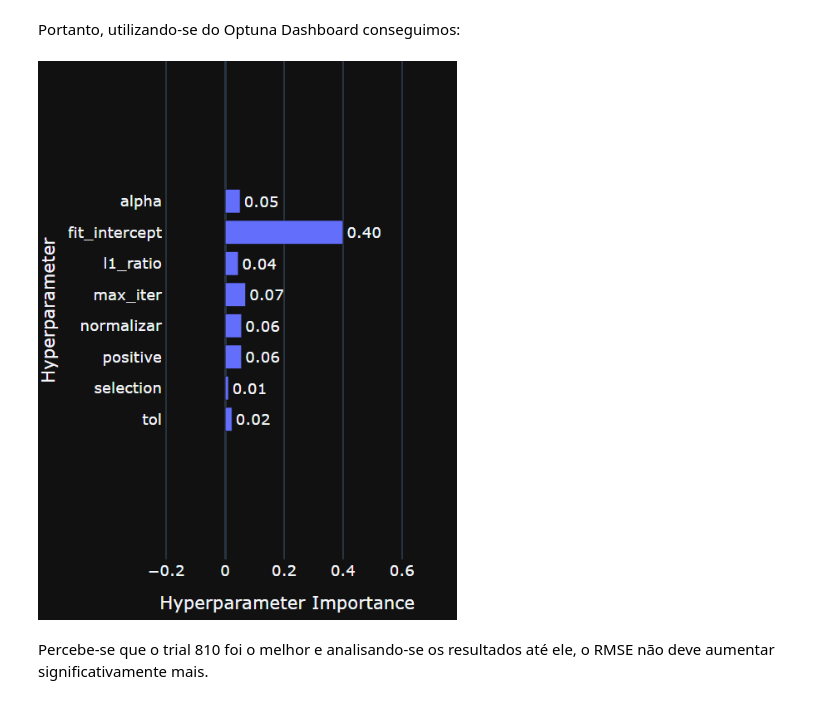
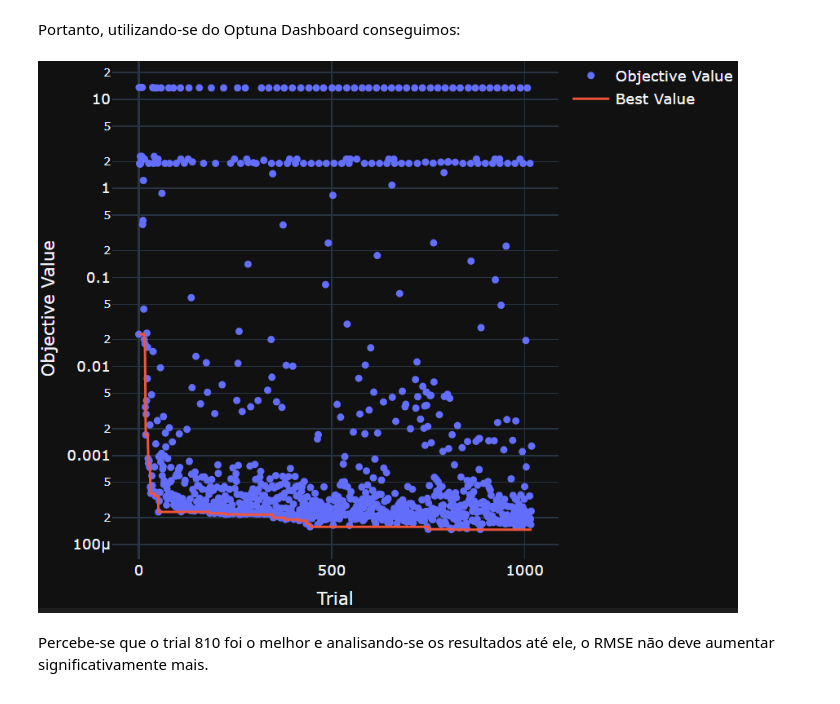
Before and after one commit to Velky2/R2D2, a Jupyter notebook: machine_learning_models/elaticnet.ipynb, the cells around one changed output. Cells and saved outputs as stored; diff of their text form; code cells hidden in the pictures.

```diff
--- a/machine_learning_models/elaticnet.ipynb
+++ b/machine_learning_models/elaticnet.ipynb
@@ -189,9 +247,9 @@ study_en = rodar_optuna('elasticnet_xtb', X_train, y_train, inst_elasticnet)
 Portanto, utilizando-se do Optuna Dashboard conseguimos:
 # %%
 from IPython.display import Image
-Image(filename='../images/en_parameters.png', height=200, width=700)
+Image(filename='../images/en_trials.png', height=200, width=700)
 # %% [output]
-[figure, old version]
+[figure, new version]
 # %% [markdown]
 Percebe-se que o trial 810 foi o melhor e analisando-se os resultados até ele, o RMSE não deve aumentar significativamente mais.
 # %%
```
Also changed, not shown: parts of 4 cells of this notebook.
